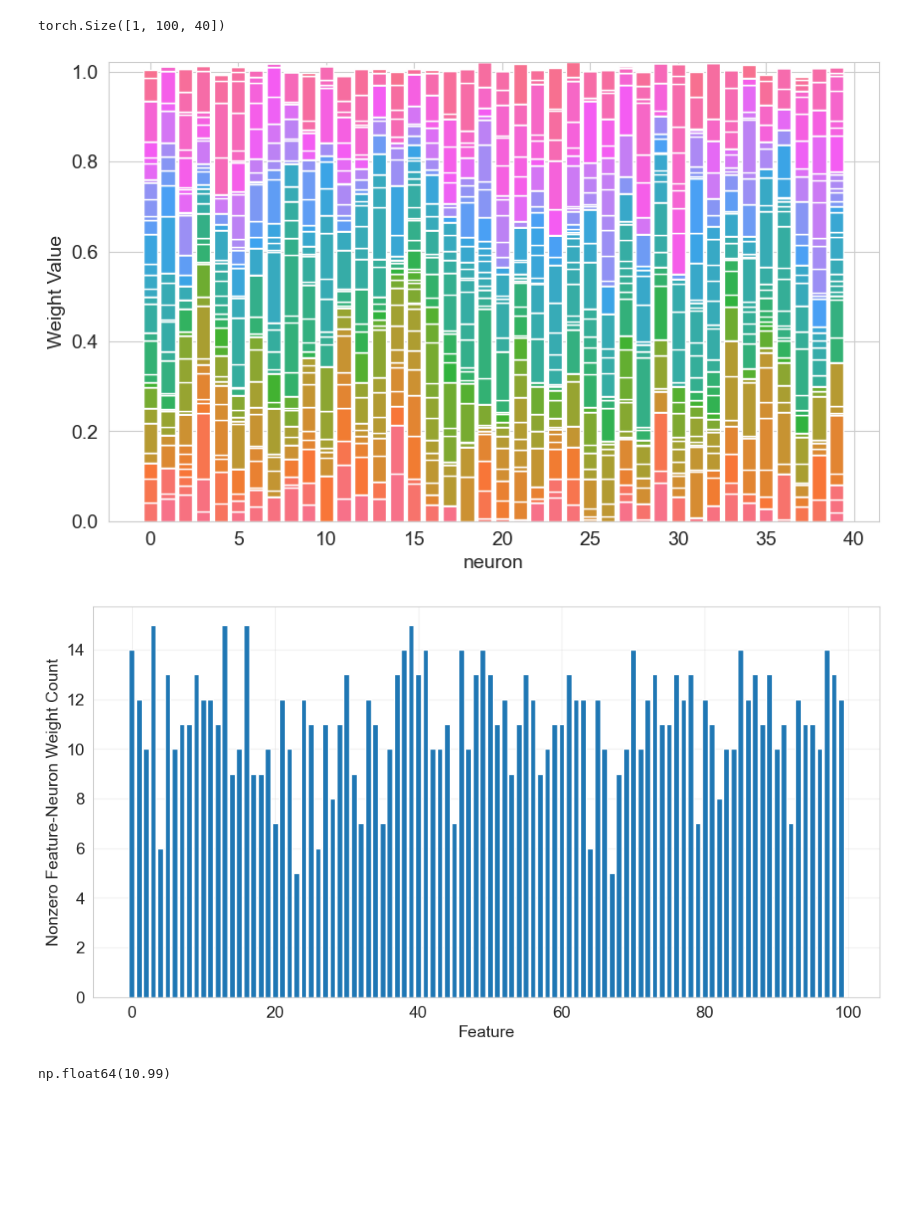
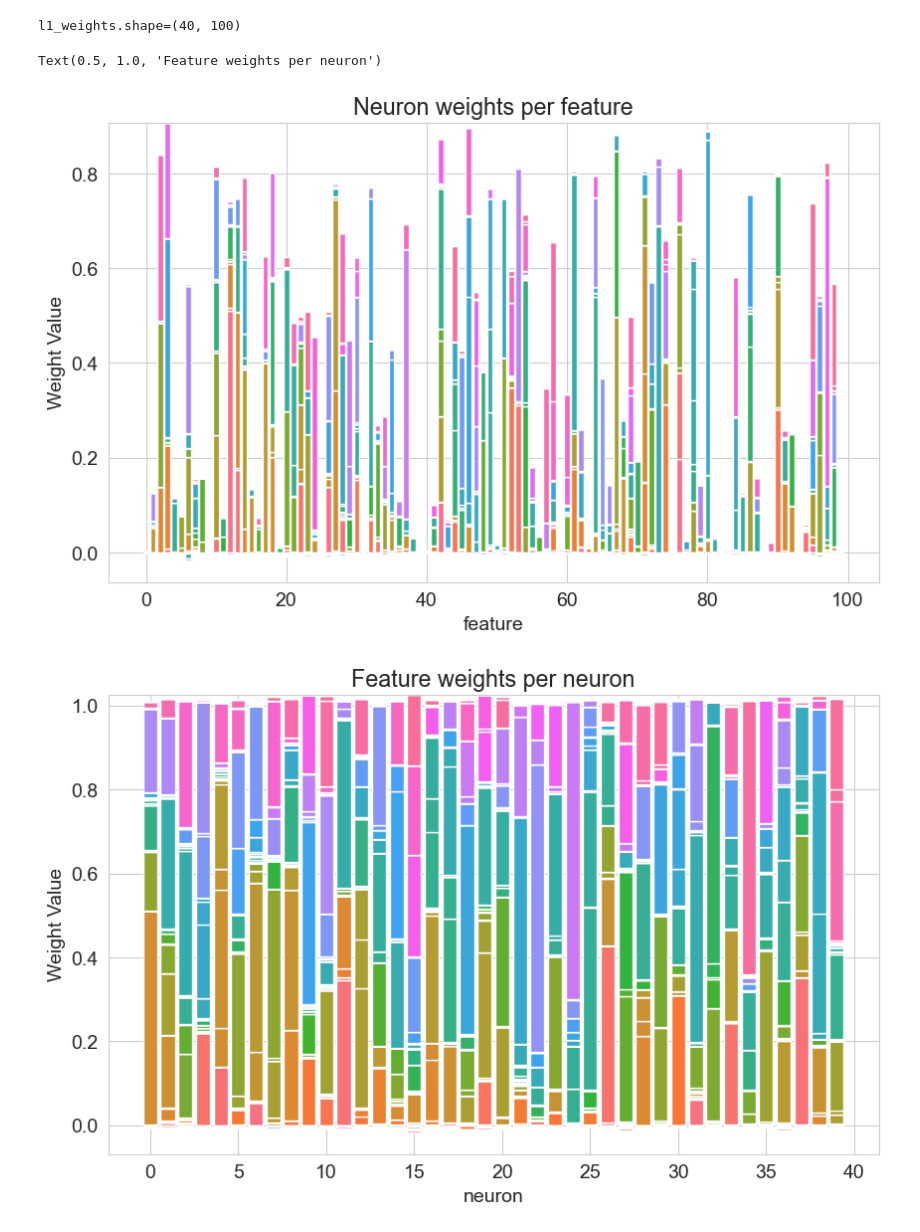
Before and after one commit to Stefan-Heimersheim/toy-model-of-computation-in-superposition, a Jupyter notebook: notebooks/model_comp.ipynb, the cells around one changed output. Cells and saved outputs as stored; diff of their text form; code cells hidden in the pictures; blank space fills up the shorter version.

Commit message:
working on toy model comps

```diff
--- a/notebooks/model_comp.ipynb
+++ b/notebooks/model_comp.ipynb
@@ -32,3 +37,10 @@ from toy_cis.util import threshold_matrix
 """Set KMP_DUPLICATE_LIB_OK=TRUE to avoid MKL errors when plotting with mpl"""
 
 os.environ["KMP_DUPLICATE_LIB_OK"] = "True"
+# %%
+"""Set torch device."""
+
+device = t.device("cuda" if t.cuda.is_available() else "cpu")
+# device = t.device("cpu")  # small toy models have lower loss and are faster via cpu
+device_name = t.cuda.get_device_name(0) if t.cuda.is_available() else "cpu"
+print(f"{device_name=}")
@@ -99,19 +117,29 @@ simple_relu_cfg = CisConfig(
     n_feat=100,
     n_hidden=40,
     act_fn=layer_act_fns,
-    b1="0",
+    b1=None,
     b2=0.0,
-    feat_sparsity=0.99
 )
 
-simple_relu_model = Cis(simple_relu_cfg)
+simple_relu_model = Cis(simple_relu_cfg, device=device).to(device)
 # %%
 """Train model."""
 
-batch_sz = 512
-n_steps = 2000
+batch_sz = 128
+feat_sparsity = 0.99
+feat_importance = 1
+n_steps = 5000
 logging_freq = n_steps // 10
 optimizer = t.optim.Adam(simple_relu_model.parameters())
 
-train(simple_relu_model, batch_sz, loss_fn, optimizer, n_steps, logging_freq)
+train(
+    simple_relu_model,
+    batch_sz,
+    feat_sparsity,
+    feat_importance,
+    loss_fn,
+    optimizer,
+    n_steps,
+    logging_freq
+)
 # %% [output]
@@ -129,4 +156,0 @@ train(simple_relu_model, batch_sz, loss_fn, optimizer, n_steps, logging_freq)
-# %%
-simple_relu_model.W1.shape
-# %% [output]
-torch.Size([1, 100, 40])
@@ -138,22 +157,21 @@ l1_weights = (l1_weights.T * l2_weights).T
-# %%
-plt.rcParams.update({'font.size': 14})  # Set base font size
-fig = plot.plot_weight_bars(l1_weights, xax="neuron")
-# %% [output]
-[figure, removed]
-# %%
-nonzero_counts = np.count_nonzero(l1_weights.T, axis=0)  # axis=0 counts along first dimension
-
-# Using matplotlib
-plt.rcParams.update({'font.size': 14})  # Set base font size
-plt.figure(figsize=(12, 6))
-plt.bar(range(len(nonzero_counts.T)), nonzero_counts.T)
-plt.xlabel('Feature')
-plt.ylabel('Nonzero Feature-Neuron Weight Count')
-plt.grid(True, alpha=0.3)
-plt.show()
-# %% [output]
-[figure, removed]
-# %%
-np.mean(nonzero_counts)
-# %% [output]
-np.float64(10.99)
+# %%
+"""Plot weights for neurons per feature, and for features per neuron."""
+
+l1_weights = threshold_matrix(asnumpy(simple_relu_model.W1).squeeze(), threshold=0.01)
+l2_weights = threshold_matrix(asnumpy(simple_relu_model.W2).squeeze(), threshold=0.01)
+l1_weights = einsum(l1_weights, l2_weights, "neuron feature, feature neuron-> neuron feature")
+
+print(f"{l1_weights.shape=}")
+
+plt.rcParams.update({"font.size": 14})
+
+fig = plot.plot_weight_bars(l1_weights, xax="feature")
+fig.get_axes()[0].set_title("Neuron weights per feature")
+
+fig = plot.plot_weight_bars(l1_weights.T, xax="neuron")
+fig.get_axes()[0].set_title("Feature weights per neuron")
+# %% [output]
+l1_weights.shape=(40, 100)
+Text(0.5, 1.0, 'Feature weights per neuron')
+[figure, added]
+[figure, added]
```
Also changed, not shown: parts of 19 cells of this notebook, 1 other file.
